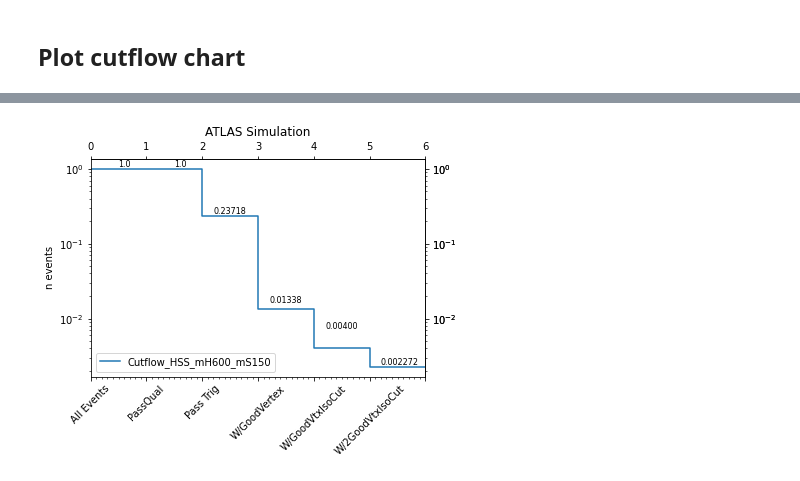
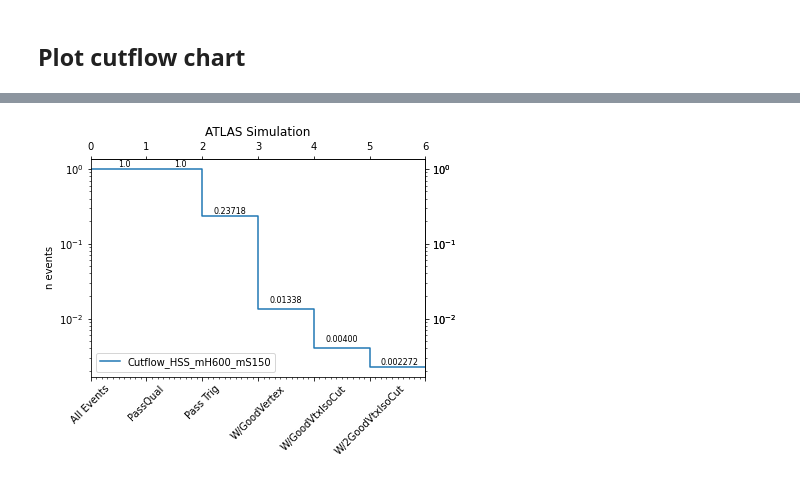
Before and after one commit to olyjazzhead/DiVertAnalysis, a Jupyter notebook: Manual Cutflow.ipynb, the cells around one changed output, grey strips where cells are left out. Drawn from its saved outputs; the diff is of its cells as text; code cells hidden in the pictures.

```diff
--- a/Manual Cutflow.ipynb
+++ b/Manual Cutflow.ipynb
@@ -269,32 +269,32 @@ my_xticks = ['All Events','PassQual','Pass Trig','W/GoodVertex', 'W/GoodVtxIsoCu
 # Major ticks every 20, minor ticks every 5
 major_ticks = np.arange(0, 6, 1)
 minor_ticks = np.arange(0, 6, .1)
 
 ax.set_xticks(major_ticks)
 ax.set_xticks(minor_ticks, minor=True)
 ax.set_yticks(major_ticks)
 ax.set_yticks(minor_ticks, minor=True)
 
 plt.xticks(x, my_xticks, rotation=45)
 plt.tick_params(labeltop=False, direction="out", labelright=True)
 
 ax2 = ax.secondary_yaxis("right")
 ax2.tick_params(axis="y", direction="out")
 
 ax3 = ax.secondary_xaxis("top", label=False)
 ax3.tick_params(axis="x")
 
 plt.text(.5,1.05, '1.0', fontsize = 8)
 plt.text(1.5,1.05, '1.0', fontsize = 8)
 plt.text(2.2,.25, '0.23718', fontsize = 8)
 plt.text(3.2,.016, '0.01338', fontsize = 8)
-plt.text(4.2,0.0072, '0.00400', fontsize = 8)
+plt.text(4.2,0.0048, '0.00400', fontsize = 8)
 plt.text(5.2,0.0024, '0.002272', fontsize = 8)
 
 ax.set_title('ATLAS Simulation')
 plt.legend(['Cutflow_HSS_mH600_mS150'], loc="lower left")
 
 plt.yscale("log")
 plt.show()
 # %% [output]
-[figure, old version]
+[figure, new version]
```
Also changed, not shown: parts of 2 cells of this notebook.
